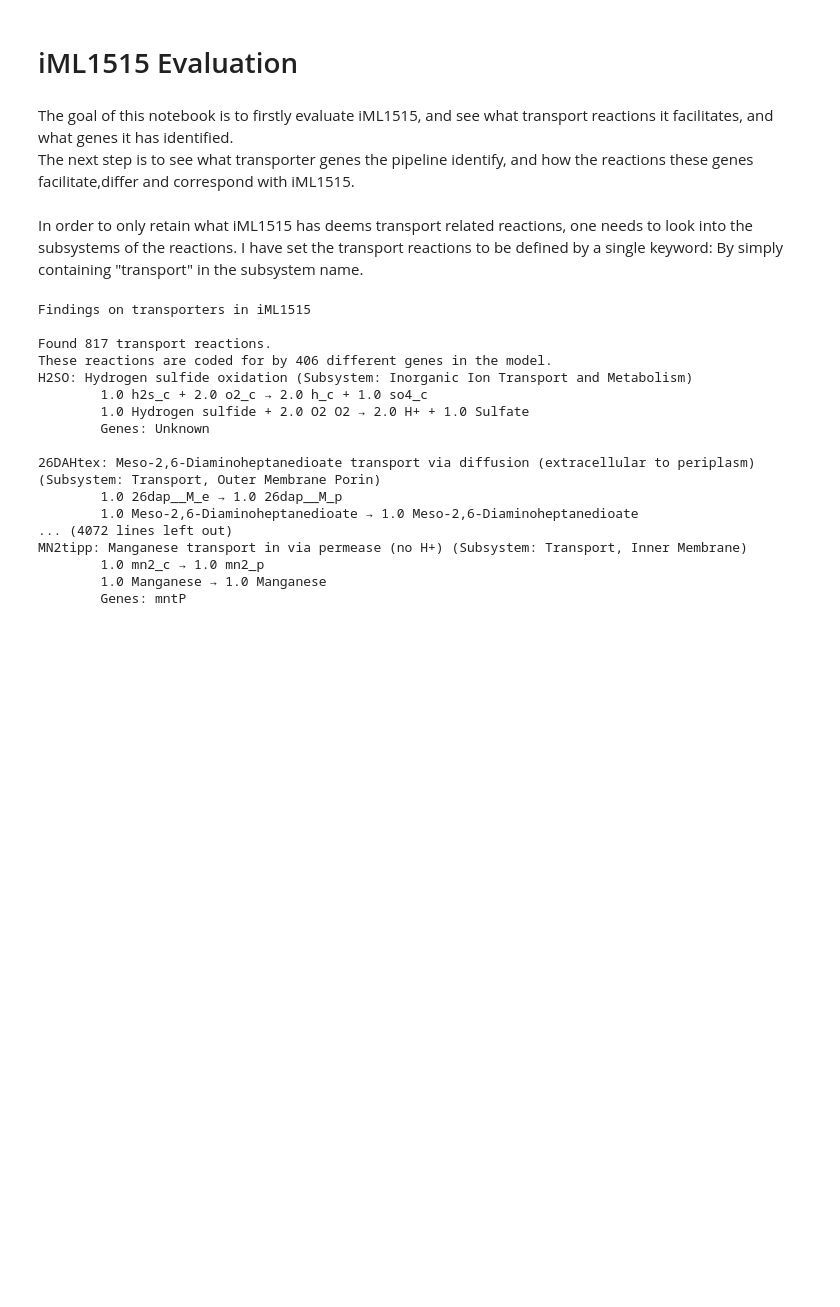
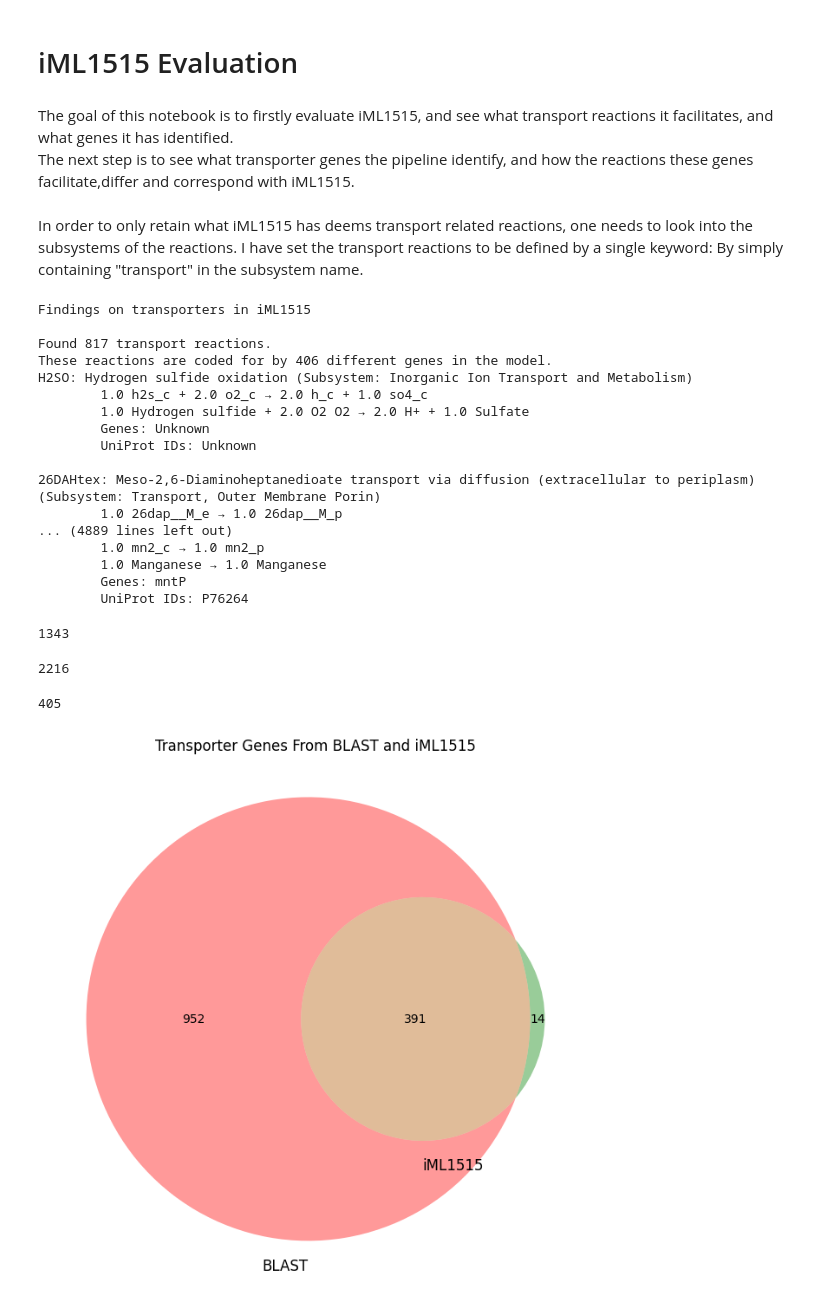
Before and after one commit to blandro/master-project, a Jupyter notebook: Case Study/iML1515/iML1515.ipynb, the cells around one changed output. Drawn from its saved outputs; the diff is of its cells as text; code cells hidden in the pictures; blank space fills up the shorter version.

Commit message:
Further case study of E. coli

```diff
--- a/Case Study/iML1515/iML1515.ipynb
+++ b/Case Study/iML1515/iML1515.ipynb
@@ -18,6 +22,7 @@ def is_transport_subsystem(subsystem):
 
 # Create mappings for gene IDs to names, metabolite IDs to names, and a set of all genes in the model
 gene_map = {g["id"]: g.get("name", "Unknown") for g in model["genes"]}
+gene_uniprot_map = {g["id"]: g.get("annotation", {}).get("uniprot", ["Unknown"]) for g in model["genes"]}
 gene_ids_in_model = {g["id"] for g in model["genes"]}
 metabolite_map = {m["id"]: m["name"] for m in model["metabolites"]}
 
@@ -31,10 +36,18 @@ for r in model["reactions"]:
     if "subsystem" in r and is_transport_subsystem(r["subsystem"]):
         metabolites = r.get("metabolites", {})
 
-        # Extract gene IDs
+        # Extract gene IDsand UIDs
         gene_ids = r.get("gene_reaction_rule", "").split()
         gene_ids_clean = [g for g in gene_ids if g.strip("()") not in ["and", "or"]]
         genes = [gene_map.get(g.strip("()"), g.strip("()")) for g in gene_ids_clean if g.strip("()")]
+
+        uniprot_ids = []
+        for g in gene_ids_clean:
+            g_clean = g.strip("()")
+            if g_clean:
+                uniprot_ids.extend(gene_uniprot_map.get(g_clean, ["Unknown"]))
+        seen_uids = set()
+        uniprot_ids = [x for x in uniprot_ids if not (x in seen_uids or seen_uids.add(x))]
 
         # Track all genes associated with the rx
         all_genes.update(genes)
@@ -55,25 +68,29 @@ for r in model["reactions"]:
             "subsystem": r.get("subsystem", "Unknown"),
             "reaction": reaction_str,
             "reaction_names": reaction_str_names,
-            "genes": genes if genes else ["Unknown"]
+            "genes": genes if genes else ["Unknown"],
+            "uniprot_ids": uniprot_ids if uniprot_ids else ["Unknown"]
         }
 
 print("Findings on transporters in iML1515\n")
 print(f"Found {len(transport_reactions)} transport reactions.")
 print(f"These reactions are coded for by {len(all_genes)} different genes in the model.")
+
 for rid, data in transport_reactions.items():
     print(f"{rid}: {data['name']} (Subsystem: {data['subsystem']})")
     print(f"\t{data['reaction']}")
     print(f"\t{data['reaction_names']}")
-    print(f"\tGenes: {', '.join(data['genes'])}\n")
+    print(f"\tGenes: {', '.join(data['genes'])}")
+    print(f"\tUniProt IDs: {', '.join(data['uniprot_ids'])}\n")
+
 
 def save_tsv(fname):
     with open(fname, "w", newline="") as f:
         writer = csv.writer(f, delimiter="\t")
-        writer.writerow(["Reaction ID", "Name", "Subsystem", "Reaction (IDs)", "Reaction (Names)", "Genes"])
+        writer.writerow(["Reaction ID", "Name", "Subsystem", "Reaction (IDs)", "Reaction (Names)", "Genes", "UIDs"])
 
         for rid, data in transport_reactions.items():
-            writer.writerow([rid, data["name"], data["subsystem"], data["reaction"], data["reaction_names"], ", ".join(data["genes"])])
+            writer.writerow([rid, data["name"], data["subsystem"], data["reaction"], data["reaction_names"], ", ".join(data["genes"]), ", ".join(data["uniprot_ids"])])
 
 save_tsv("iML1515_transport_rxs.tsv")
 # %% [output]
@@ -85,12 +102,45 @@ H2SO: Hydrogen sulfide oxidation (Subsystem: Inorganic Ion Transport and Metabol
         1.0 h2s_c + 2.0 o2_c → 2.0 h_c + 1.0 so4_c
         1.0 Hydrogen sulfide + 2.0 O2 O2 → 2.0 H+ + 1.0 Sulfate
         Genes: Unknown
+        UniProt IDs: Unknown
 
 26DAHtex: Meso-2,6-Diaminoheptanedioate transport via diffusion (extracellular to periplasm) (Subsystem: Transport, Outer Membrane Porin)
         1.0 26dap__M_e → 1.0 26dap__M_p
-        1.0 Meso-2,6-Diaminoheptanedioate → 1.0 Meso-2,6-Diaminoheptanedioate
-... (4072 lines left out)
-MN2tipp: Manganese transport in via permease (no H+) (Subsystem: Transport, Inner Membrane)
+... (4889 lines left out)
         1.0 mn2_c → 1.0 mn2_p
         1.0 Manganese → 1.0 Manganese
         Genes: mntP
+        UniProt IDs: P76264
+# %%
+e_coli = pd.read_csv("e_coli_K12_MG1655_transporters_reactions.tsv", sep="\t")
+# %%
+e_coli_uids = set(e_coli["QUID"])
+# %% [output]
+1343
+# %%
+chebi_to_name = {}
+
+for reaction_list in e_coli["Reaction"]:
+    reaction_list = ast.literal_eval(reaction_list)
+
+    for name, chebi in reaction_list:
+        if chebi not in chebi_to_name and chebi != "no_reaction_identified":
+            chebi_to_name[chebi] = name
+
+len(chebi_to_name)
+# %% [output]
+2216
+# %%
+model = pd.read_csv("iML1515_transport_rxs.tsv", sep="\t")
+model_uids = set(model["UIDs"].str.split(", ").explode())
+model_uids.remove("Unknown")
+len(model_uids)
+# %% [output]
+405
+# %%
+plt.figure(figsize=(8, 8))
+venn2([e_coli_uids, model_uids], set_labels=("BLAST", "iML1515"))
+plt.title("Transporter Genes From BLAST and iML1515")
+plt.show()
+# %% [output]
+[figure, added]
```
Also changed, not shown: parts of 3 cells of this notebook, 2 other files.
